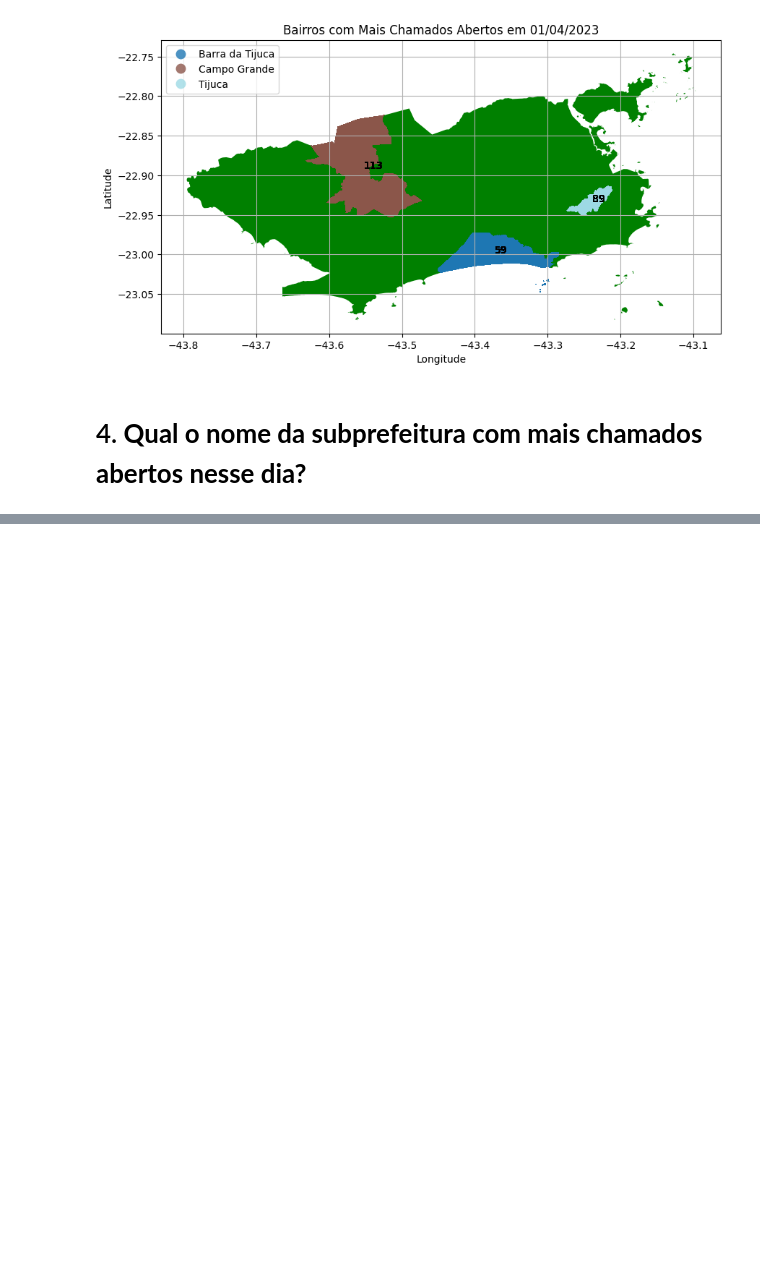
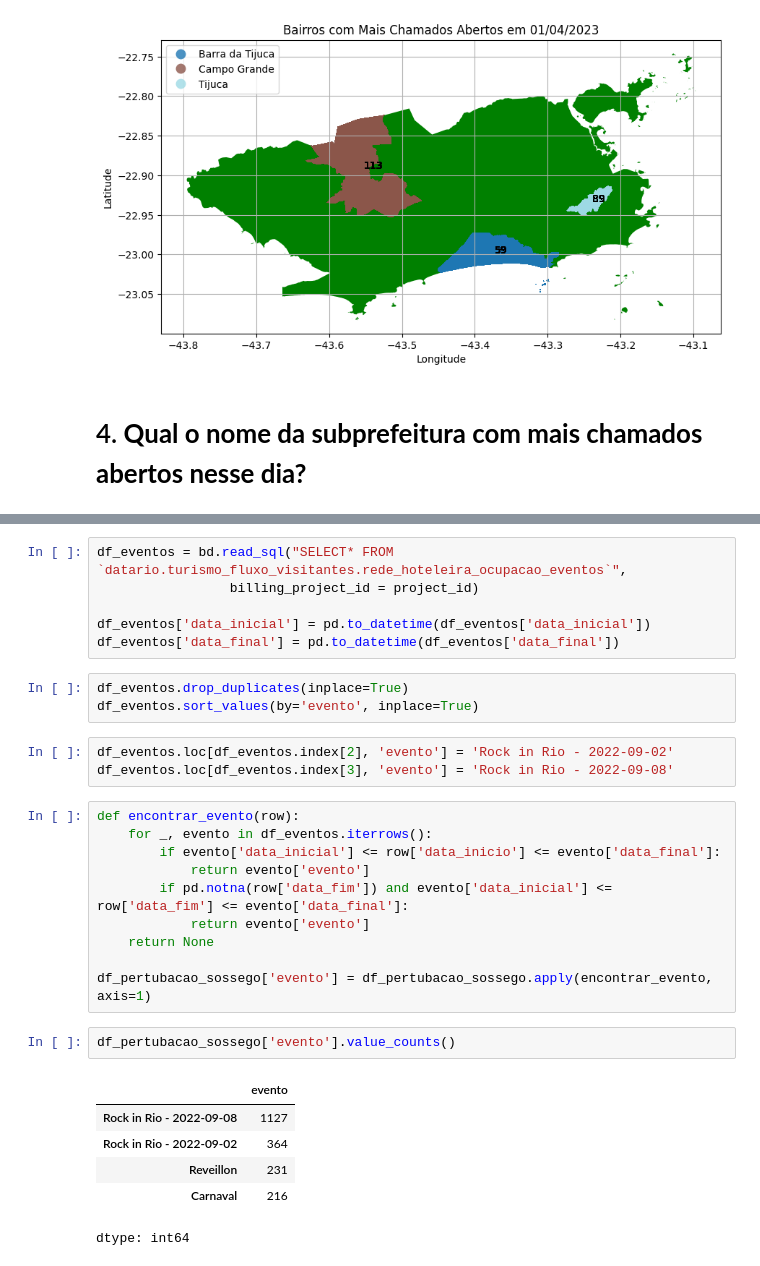
Before and after one commit to JairsonAlbertoSami/desafio-junior-data-scientis, a Jupyter notebook: visualizacao_Analise_Python.ipynb, the cells around one changed output, grey strips where cells are left out. Cells and saved outputs as stored; diff of their text form; blank space fills up the shorter version.

```diff
--- a/visualizacao_Analise_Python.ipynb
+++ b/visualizacao_Analise_Python.ipynb
@@ -174,0 +236,31 @@ fig.show()
+# %%
+df_eventos = bd.read_sql("SELECT* FROM `datario.turismo_fluxo_visitantes.rede_hoteleira_ocupacao_eventos`",
+                 billing_project_id = project_id)
+
+df_eventos['data_inicial'] = pd.to_datetime(df_eventos['data_inicial'])
+df_eventos['data_final'] = pd.to_datetime(df_eventos['data_final'])
+# %%
+df_eventos.drop_duplicates(inplace=True)
+df_eventos.sort_values(by='evento', inplace=True)
+# %%
+df_eventos.loc[df_eventos.index[2], 'evento'] = 'Rock in Rio - 2022-09-02'
+df_eventos.loc[df_eventos.index[3], 'evento'] = 'Rock in Rio - 2022-09-08'
+# %%
+def encontrar_evento(row):
+    for _, evento in df_eventos.iterrows():
+        if evento['data_inicial'] <= row['data_inicio'] <= evento['data_final']:
+            return evento['evento']
+        if pd.notna(row['data_fim']) and evento['data_inicial'] <= row['data_fim'] <= evento['data_final']:
+            return evento['evento']
+    return None
+
+df_pertubacao_sossego['evento'] = df_pertubacao_sossego.apply(encontrar_evento, axis=1)
+# %%
+df_pertubacao_sossego['evento'].value_counts()
+# %% [output]
+|  | evento |
+| Rock in Rio - 2022-09-08 | 1127 |
+| Rock in Rio - 2022-09-02 | 364 |
+| Reveillon | 231 |
+| Carnaval | 216 |
+dtype: int64
```
Also changed, not shown: parts of 12 cells of this notebook.
